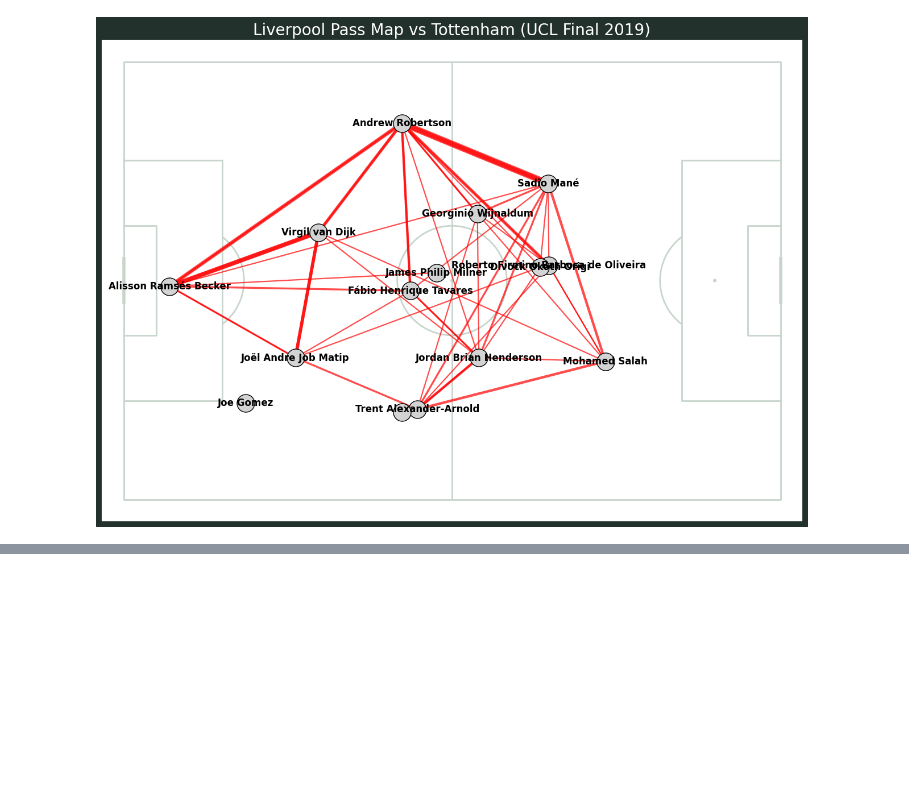
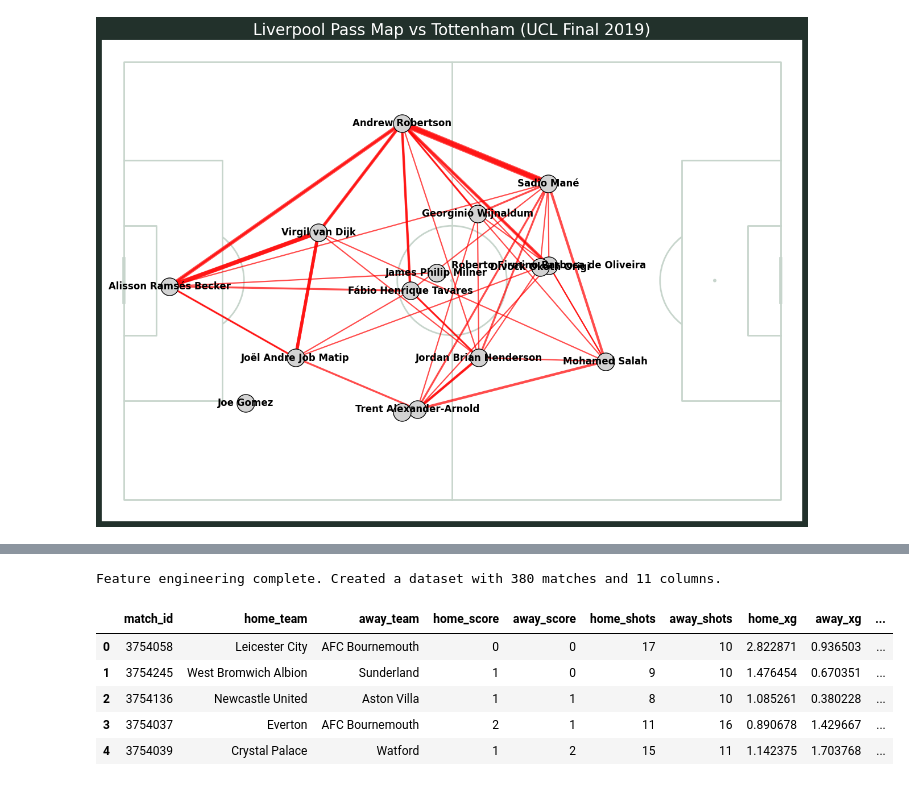
Before and after one commit to Har2yQn78/EPL-ML, a Jupyter notebook: notebook/8 - EPL predict V3(last version).ipynb, the cells around one changed output, grey strips where cells are left out. Cells and saved outputs as stored; diff of their text form; code cells hidden in the pictures; blank space fills up the shorter version.

```diff
--- a/notebook/8 - EPL predict V3(last version).ipynb
+++ b/notebook/8 - EPL predict V3(last version).ipynb
@@ -240,0 +405,72 @@ plt.show()
+# %%
+import pandas as pd
+from tqdm.auto import tqdm
+from penaltyblog.matchflow import Flow, where_equals, get_field
+
+#2015-2016 Season
+COMPETITION_ID = 2
+SEASON_ID = 27
+
+# --- 1. Get the list of all matches for the season ---
+print(f"Fetching all matches for Premier League season ID {SEASON_ID}...")
+matches = Flow.statsbomb.matches(competition_id=COMPETITION_ID, season_id=SEASON_ID).collect()
+print(f"Found {len(matches)} matches to process.")
+
+# --- 2. Loop through each match and engineer features ---
+training_data = []
+for match in tqdm(matches, desc="Processing Matches"):
+    try:
+        match_id = match['match_id']
+        home_team = match['home_team']['home_team_name']
+        away_team = match['away_team']['away_team_name']
+        home_score = match['home_score']
+        away_score = match['away_score']
+
+        flow = Flow.statsbomb.events(match_id).cache()
+
+        # a) Shot Stats
+        shot_stats = (
+            flow.filter(where_equals("type.name", "Shot"))
+            .group_by("team.name")
+            .summary({"total_shots": ("count", "id"), "total_xg": ("sum", "shot.statsbomb_xg")})
+            .collect()
+        )
+        df_shot_stats = pd.DataFrame(shot_stats)
+
+        # b) Possession Stats
+        team_possession = (
+            flow.filter(lambda r: get_field(r, "duration") is not None)
+            .group_by("team.name")
+            .summary({"possession_duration": ("sum", "duration")})
+            .collect()
+        )
+        df_possession = pd.DataFrame(team_possession)
+        total_duration = df_possession['possession_duration'].sum()
+        df_possession['possession_pct'] = (df_possession['possession_duration'] / total_duration) * 100 if total_duration > 0 else 0
+
+        # c) Organize features
+        home_shots = df_shot_stats[df_shot_stats['team.name'] == home_team].iloc[0] if not df_shot_stats[df_shot_stats['team.name'] == home_team].empty else pd.Series({'total_shots': 0, 'total_xg': 0})
+        away_shots = df_shot_stats[df_shot_stats['team.name'] == away_team].iloc[0] if not df_shot_stats[df_shot_stats['team.name'] == away_team].empty else pd.Series({'total_shots': 0, 'total_xg': 0})
+        home_poss = df_possession[df_possession['team.name'] == home_team].iloc[0] if not df_possession[df_possession['team.name'] == home_team].empty else pd.Series({'possession_pct': 0})
+        away_poss = df_possession[df_possession['team.name'] == away_team].iloc[0] if not df_possession[df_possession['team.name'] == away_team].empty else pd.Series({'possession_pct': 0})
+
+        # d) Create the row
+        row = {
+            'match_id': match_id, 'home_team': home_team, 'away_team': away_team,
+            'home_score': home_score, 'away_score': away_score,
+            'home_shots': home_shots['total_shots'], 'away_shots': away_shots['total_shots'],
+            'home_xg': home_shots['total_xg'], 'away_xg': away_shots['total_xg'],
+            'home_possession': home_poss['possession_pct'], 'away_possession': away_poss['possession_pct'],
+        }
+        training_data.append(row)
+
+    except Exception as e:
+        print(f"\nSkipping match_id {match.get('match_id', 'N/A')} due to an error: {e}")
+        continue
+
+# --- 3. Create the final DataFrame ---
+df_train = pd.DataFrame(training_data)
+
+print(f"\nFeature engineering complete. Created a dataset with {df_train.shape[0]} matches and {df_train.shape[1]} columns.")
+display(df_train.head())
+# %% [output]
@@ -240,0 +479,7 @@ plt.show()
+Feature engineering complete. Created a dataset with 380 matches and 11 columns.
+|  | match_id | home_team | away_team | home_score | away_score | home_shots | away_shots | home_xg | away_xg | ... |
+| 0 | 3754058 | Leicester City | AFC Bournemouth | 0 | 0 | 17 | 10 | 2.822871 | 0.936503 | ... |
+| 1 | 3754245 | West Bromwich Albion | Sunderland | 1 | 0 | 9 | 10 | 1.476454 | 0.670351 | ... |
+| 2 | 3754136 | Newcastle United | Aston Villa | 1 | 1 | 8 | 10 | 1.085261 | 0.380228 | ... |
+| 3 | 3754037 | Everton | AFC Bournemouth | 2 | 1 | 11 | 16 | 0.890678 | 1.429667 | ... |
+| 4 | 3754039 | Crystal Palace | Watford | 1 | 2 | 15 | 11 | 1.142375 | 1.703768 | ... |
```
Also changed, not shown: parts of 16 cells of this notebook, 1 other file.
